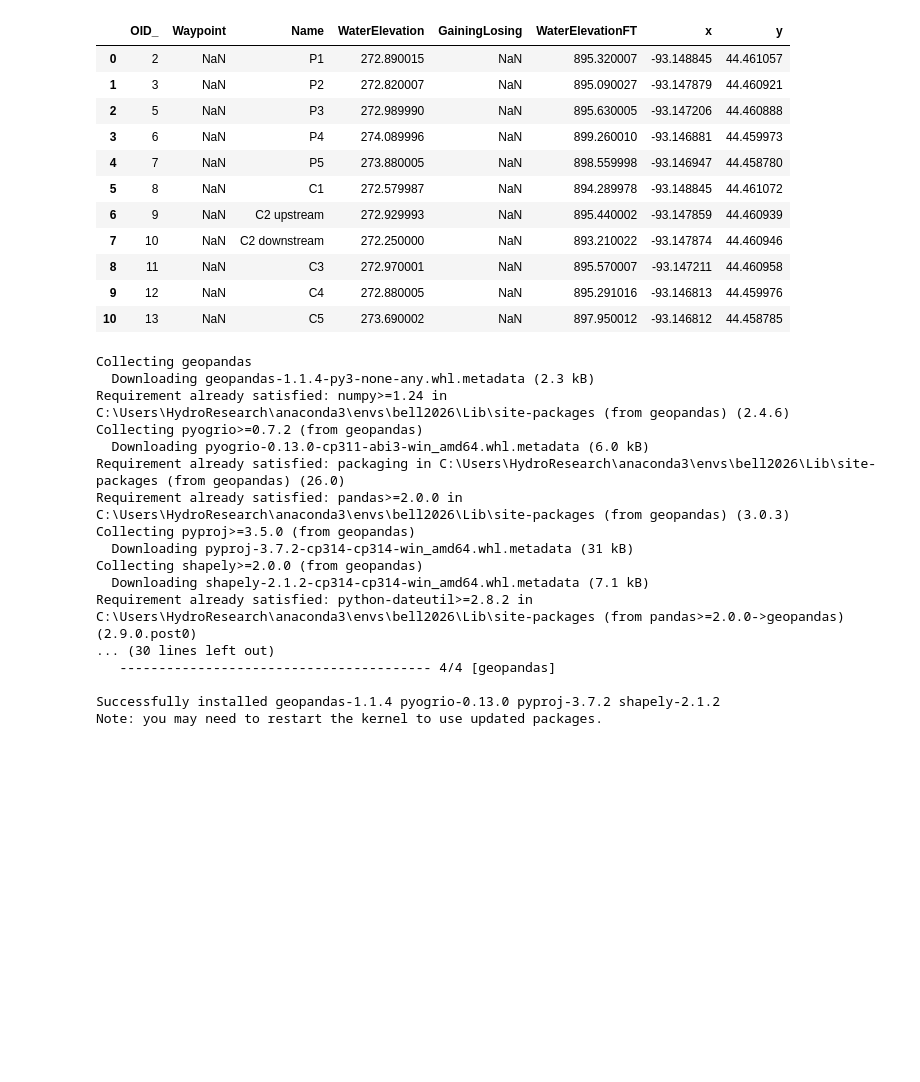
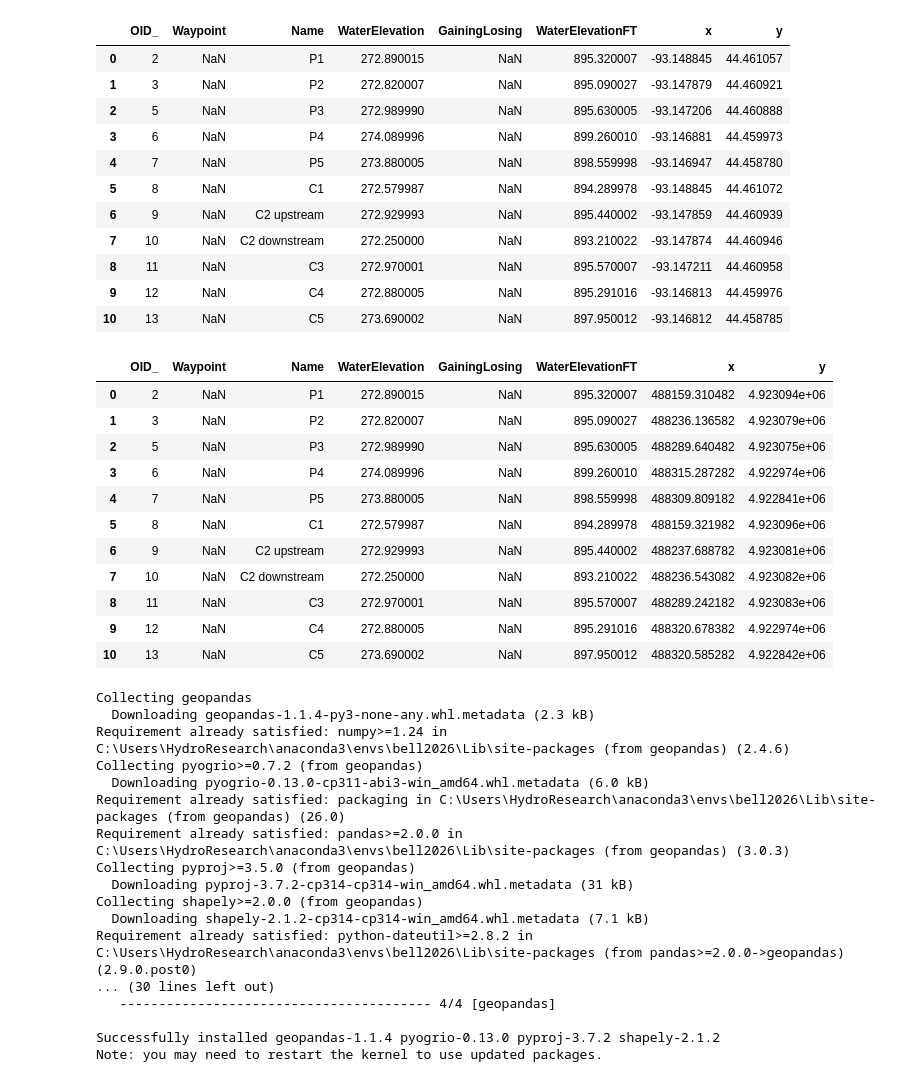
Before and after one commit to sauron-245/summer_26, a Jupyter notebook: summer 2026/BellMap.ipynb, the cells around one changed output. Drawn from its saved outputs; the diff is of its cells as text; code cells hidden in the pictures; blank space fills up the shorter version.

```diff
--- a/summer 2026/BellMap.ipynb
+++ b/summer 2026/BellMap.ipynb
@@ -19,6 +19,22 @@ data
 | 8 | 11 | NaN | C3 | 272.970001 | NaN | 895.570007 | -93.147211 | 44.460958 |
 | 9 | 12 | NaN | C4 | 272.880005 | NaN | 895.291016 | -93.146813 | 44.459976 |
 | 10 | 13 | NaN | C5 | 273.690002 | NaN | 897.950012 | -93.146812 | 44.458785 |
+# %%
+data2 = pd.read_csv("BellPointsDiffPos.csv")
+data2
+# %% [output]
+|  | OID_ | Waypoint | Name | WaterElevation | GainingLosing | WaterElevationFT | x | y |
+| 0 | 2 | NaN | P1 | 272.890015 | NaN | 895.320007 | 488159.310482 | 4.923094e+06 |
+| 1 | 3 | NaN | P2 | 272.820007 | NaN | 895.090027 | 488236.136582 | 4.923079e+06 |
+| 2 | 5 | NaN | P3 | 272.989990 | NaN | 895.630005 | 488289.640482 | 4.923075e+06 |
+| 3 | 6 | NaN | P4 | 274.089996 | NaN | 899.260010 | 488315.287282 | 4.922974e+06 |
+| 4 | 7 | NaN | P5 | 273.880005 | NaN | 898.559998 | 488309.809182 | 4.922841e+06 |
+| 5 | 8 | NaN | C1 | 272.579987 | NaN | 894.289978 | 488159.321982 | 4.923096e+06 |
+| 6 | 9 | NaN | C2 upstream | 272.929993 | NaN | 895.440002 | 488237.688782 | 4.923081e+06 |
+| 7 | 10 | NaN | C2 downstream | 272.250000 | NaN | 893.210022 | 488236.543082 | 4.923082e+06 |
+| 8 | 11 | NaN | C3 | 272.970001 | NaN | 895.570007 | 488289.242182 | 4.923083e+06 |
+| 9 | 12 | NaN | C4 | 272.880005 | NaN | 895.291016 | 488320.678382 | 4.922974e+06 |
+| 10 | 13 | NaN | C5 | 273.690002 | NaN | 897.950012 | 488320.585282 | 4.922842e+06 |
 # %%
 pip install geopandas
 # %% [output]
```
Also changed, not shown: parts of 3 cells of this notebook, 2 other files.
